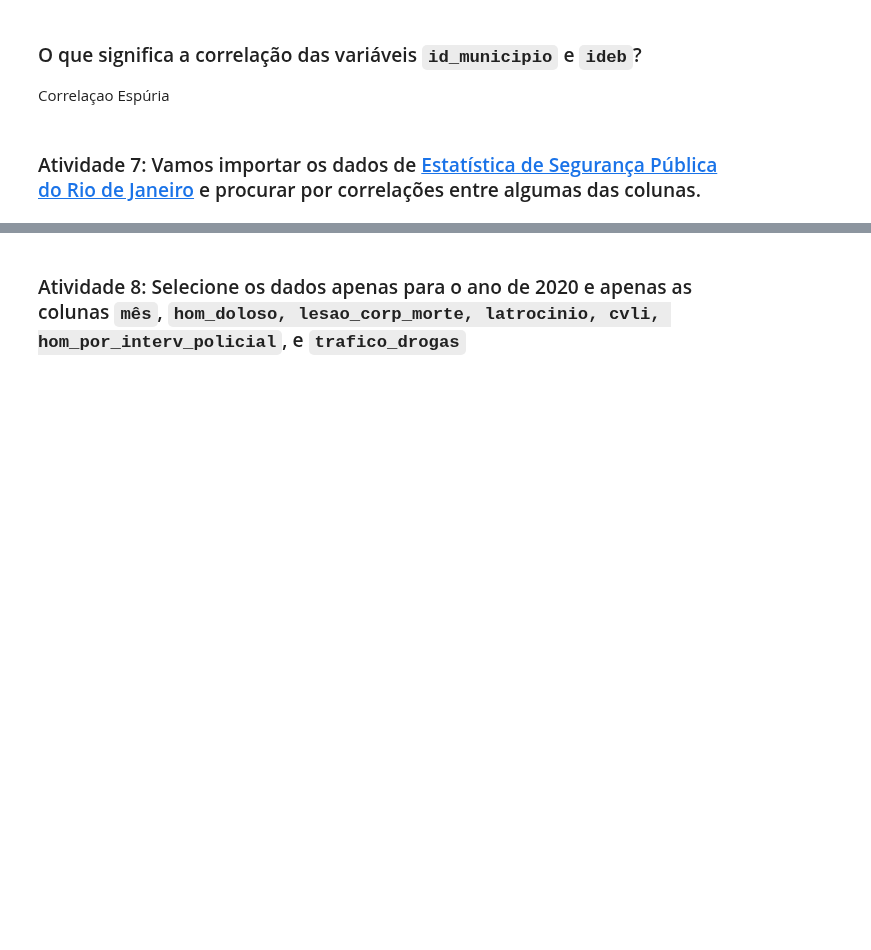
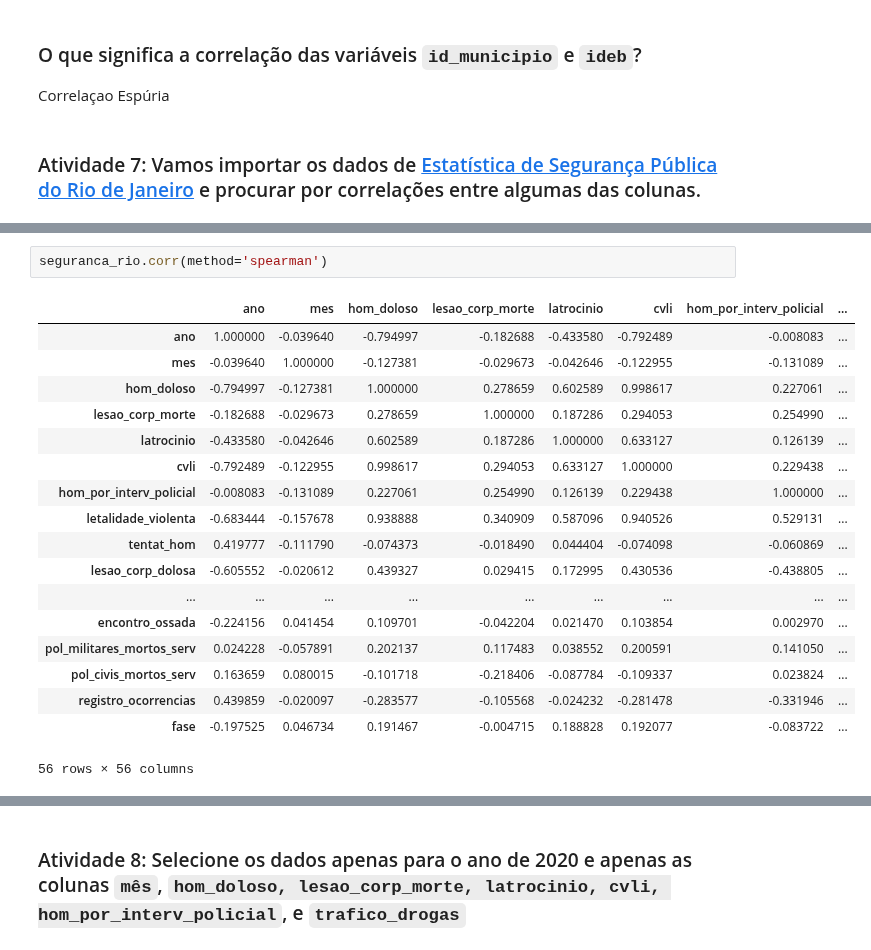
Before and after one commit to jorgelpbarretob/Master-Sirius, a Jupyter notebook: Semana 1/Master_Semana1_Exercicios.ipynb, the cells around one changed output, grey strips where cells are left out. Cells and saved outputs as stored; diff of their text form; blank space fills up the shorter version.

```diff
--- a/Semana 1/Master_Semana1_Exercicios.ipynb
+++ b/Semana 1/Master_Semana1_Exercicios.ipynb
@@ -147,0 +160,21 @@ seguranca_rio.head()
+# %%
+seguranca_rio.corr(method='spearman')
+# %% [output]
+|  | ano | mes | hom_doloso | lesao_corp_morte | latrocinio | cvli | hom_por_interv_policial | ... |
+| ano | 1.000000 | -0.039640 | -0.794997 | -0.182688 | -0.433580 | -0.792489 | -0.008083 | ... |
+| mes | -0.039640 | 1.000000 | -0.127381 | -0.029673 | -0.042646 | -0.122955 | -0.131089 | ... |
+| hom_doloso | -0.794997 | -0.127381 | 1.000000 | 0.278659 | 0.602589 | 0.998617 | 0.227061 | ... |
+| lesao_corp_morte | -0.182688 | -0.029673 | 0.278659 | 1.000000 | 0.187286 | 0.294053 | 0.254990 | ... |
+| latrocinio | -0.433580 | -0.042646 | 0.602589 | 0.187286 | 1.000000 | 0.633127 | 0.126139 | ... |
+| cvli | -0.792489 | -0.122955 | 0.998617 | 0.294053 | 0.633127 | 1.000000 | 0.229438 | ... |
+| hom_por_interv_policial | -0.008083 | -0.131089 | 0.227061 | 0.254990 | 0.126139 | 0.229438 | 1.000000 | ... |
+| letalidade_violenta | -0.683444 | -0.157678 | 0.938888 | 0.340909 | 0.587096 | 0.940526 | 0.529131 | ... |
+| tentat_hom | 0.419777 | -0.111790 | -0.074373 | -0.018490 | 0.044404 | -0.074098 | -0.060869 | ... |
+| lesao_corp_dolosa | -0.605552 | -0.020612 | 0.439327 | 0.029415 | 0.172995 | 0.430536 | -0.438805 | ... |
+| ... | ... | ... | ... | ... | ... | ... | ... | ... |
+| encontro_ossada | -0.224156 | 0.041454 | 0.109701 | -0.042204 | 0.021470 | 0.103854 | 0.002970 | ... |
+| pol_militares_mortos_serv | 0.024228 | -0.057891 | 0.202137 | 0.117483 | 0.038552 | 0.200591 | 0.141050 | ... |
+| pol_civis_mortos_serv | 0.163659 | 0.080015 | -0.101718 | -0.218406 | -0.087784 | -0.109337 | 0.023824 | ... |
+| registro_ocorrencias | 0.439859 | -0.020097 | -0.283577 | -0.105568 | -0.024232 | -0.281478 | -0.331946 | ... |
+| fase | -0.197525 | 0.046734 | 0.191467 | -0.004715 | 0.188828 | 0.192077 | -0.083722 | ... |
+56 rows × 56 columns
```
Also changed, not shown: parts of 9 cells of this notebook.
